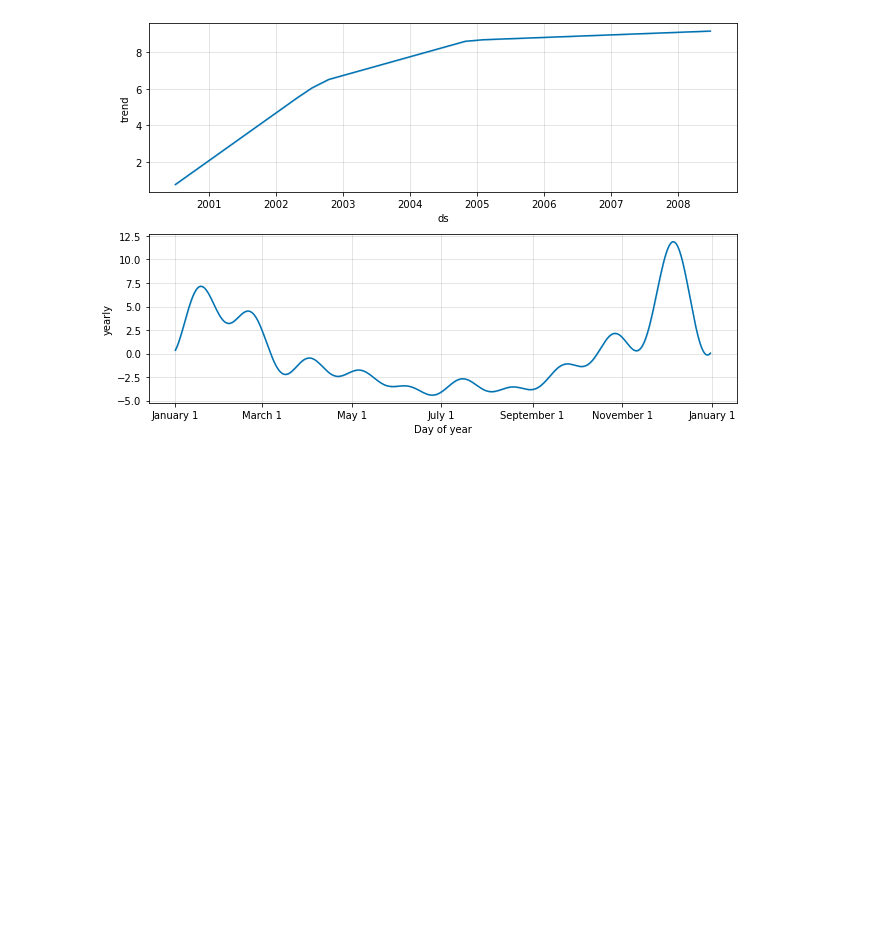
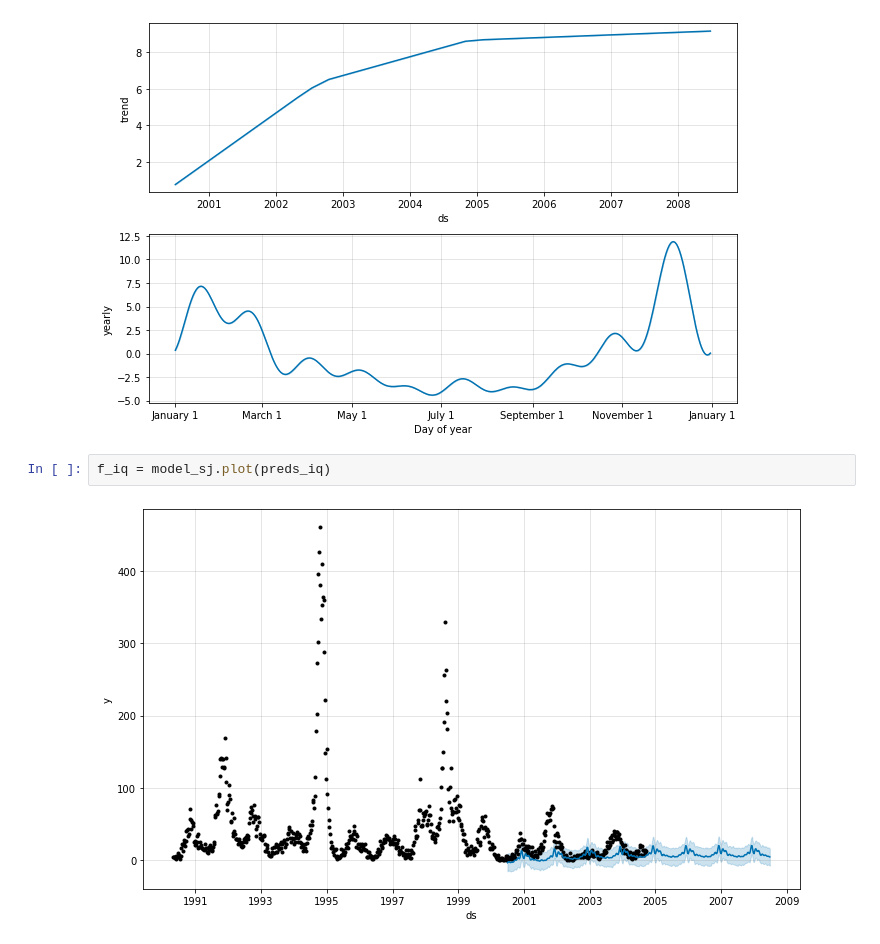
Before and after one commit to RickArko/DengueFever, a Jupyter notebook: src/Prophet Starter.ipynb, the cells around one changed output. Drawn from its saved outputs; the diff is of its cells as text; blank space fills up the shorter version.

```diff
--- a/src/Prophet Starter.ipynb
+++ b/src/Prophet Starter.ipynb
@@ -77,3 +79,7 @@ model_iq.plot_components(preds_iq)
 # %% [output]
 [figure]
 [figure]
+# %%
+f_iq = model_sj.plot(preds_iq)
+# %% [output]
+[figure, added]
```
Also changed, not shown: parts of 3 cells of this notebook, 5 other files.
